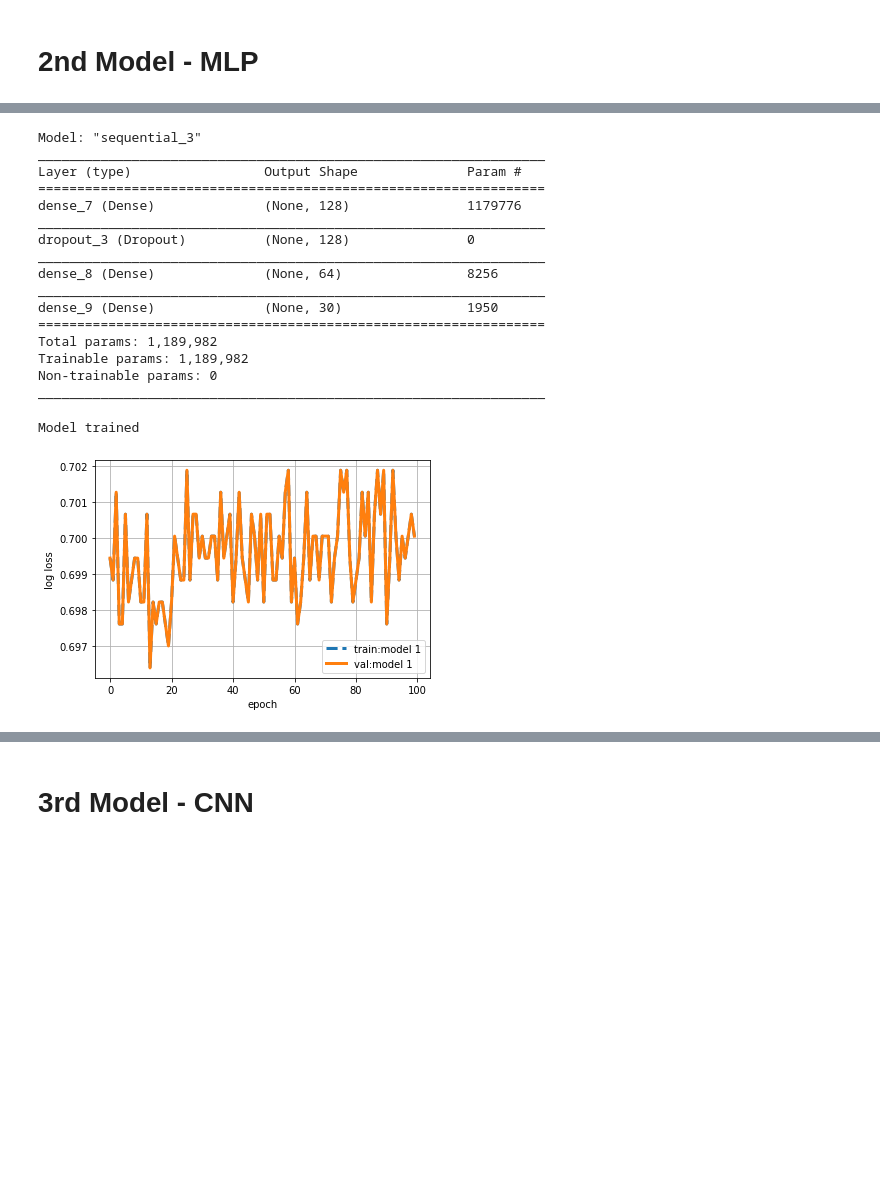
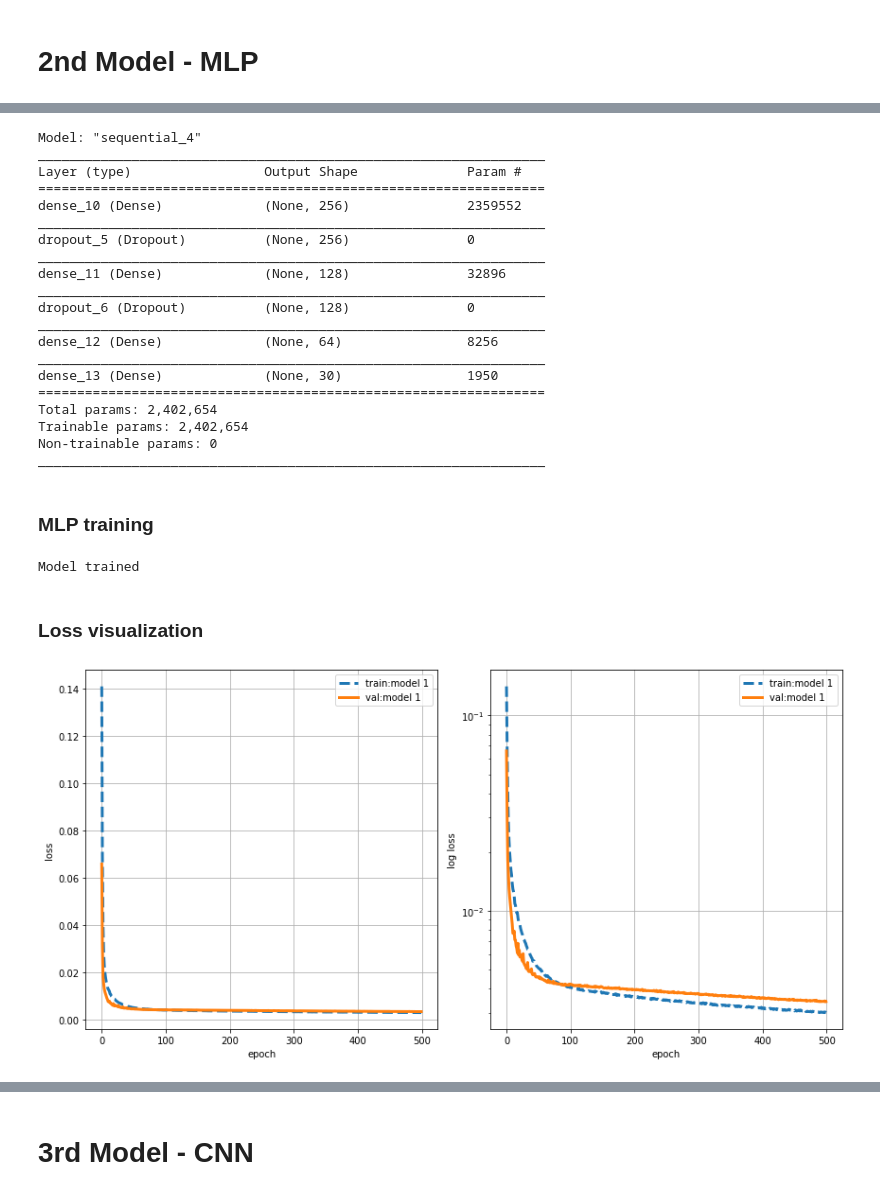
Before and after one commit to blawok/Facial_Keypoints, a Jupyter notebook: facial_keypoint_detection.ipynb, the cells around one changed output, grey strips where cells are left out. Saved outputs shown, nothing was run; the diff lists cells and outputs as text; code cells hidden in the pictures; blank space fills up the shorter version.

```diff
--- a/facial_keypoint_detection.ipynb
+++ b/facial_keypoint_detection.ipynb
@@ -197,63 +174,90 @@ X_train, X_test, y_train, y_test = train_test_split(X, y, test_size=0.15, random
 # %%
 model = Sequential()
 
-model.add(Dense(128, input_dim=X_train.shape[1], activation = 'relu'))
+model.add(Dense(256, input_dim=X_train.shape[1], activation = 'relu'))
 model.add(Dropout(0.1))
 
+model.add(Dense(128, activation = 'relu'))
+model.add(Dropout(0.3))
+
 model.add(Dense(64, activation = 'relu'))
+
 model.add(Dense(30))
 
 model.summary()
 # %% [output]
-Model: "sequential_3"
+Model: "sequential_4"
 _________________________________________________________________
 Layer (type)                 Output Shape              Param #
 =================================================================
-dense_7 (Dense)              (None, 128)               1179776
+dense_10 (Dense)             (None, 256)               2359552
 _________________________________________________________________
-dropout_3 (Dropout)          (None, 128)               0
+dropout_5 (Dropout)          (None, 256)               0
 _________________________________________________________________
-dense_8 (Dense)              (None, 64)                8256
+dense_11 (Dense)             (None, 128)               32896
 _________________________________________________________________
-dense_9 (Dense)              (None, 30)                1950
+dropout_6 (Dropout)          (None, 128)               0
+_________________________________________________________________
+dense_12 (Dense)             (None, 64)                8256
+_________________________________________________________________
+dense_13 (Dense)             (None, 30)                1950
 =================================================================
-Total params: 1,189,982
-Trainable params: 1,189,982
+Total params: 2,402,654
+Trainable params: 2,402,654
 Non-trainable params: 0
 _________________________________________________________________
+# %% [markdown]
+### MLP training
 # %%
-sgd = SGD(lr=0.01, momentum=0.9, nesterov=True)
+sgd = SGD(lr=0.01,
+          momentum=0.9,
+          nesterov=True)
+
 model.compile(loss='mean_squared_error',
-              optimizer=sgd,
-              metrics=['accuracy'])
-hist = model.fit(X_train,
-                 y_train,
-                 epochs=100,
-                 batch_size=128,
-                 validation_split=0.1,
-                 verbose=0)
+              optimizer=sgd)
+
+hist_mlp = model.fit(X_train,
+                     y_train,
+                     epochs=500,
+                     batch_size=128,
+                     validation_split=0.1,
+                     verbose=0)
 print('Model trained')
 # %% [output]
 Model trained
+# %% [markdown]
+### Loss visualization
 # %%
 import matplotlib.pyplot as plt
 %matplotlib inline
 
 def plot_loss(hist,name,plt):
 
-    loss = hist['acc']
-    val_loss = hist['acc']
+    loss = hist['loss']
+    val_loss = hist['val_loss']
 
-    plt.plot(loss,"--",linewidth=3,label="train:"+name)
-    plt.plot(val_loss,linewidth=3,label="val:"+name)
+    plt.plot(loss,"--", linewidth=3, label="train:"+name)
+    plt.plot(val_loss, linewidth=3, label="val:"+name)
 
-plot_loss(hist.history,"model 1",plt)
+plt.figure(figsize=(12,6))
+
+plt.subplot(1, 2, 1)
+plot_loss(hist_mlp.history,"model 1",plt)
 plt.legend()
 plt.grid()
-# plt.yscale("log")
+plt.xlabel("epoch")
+plt.ylabel("loss")
+
+plt.subplot(1, 2, 2)
+plot_loss(hist_mlp.history,"model 1",plt)
+plt.legend()
+plt.grid()
+plt.yscale("log")
 plt.xlabel("epoch")
 plt.ylabel("log loss")
+
+plt.tight_layout()
 plt.show()
 # %% [output]
-[figure, old version]
+[figure, new version]
 # %%
```
Also changed, not shown: parts of 14 cells of this notebook.
